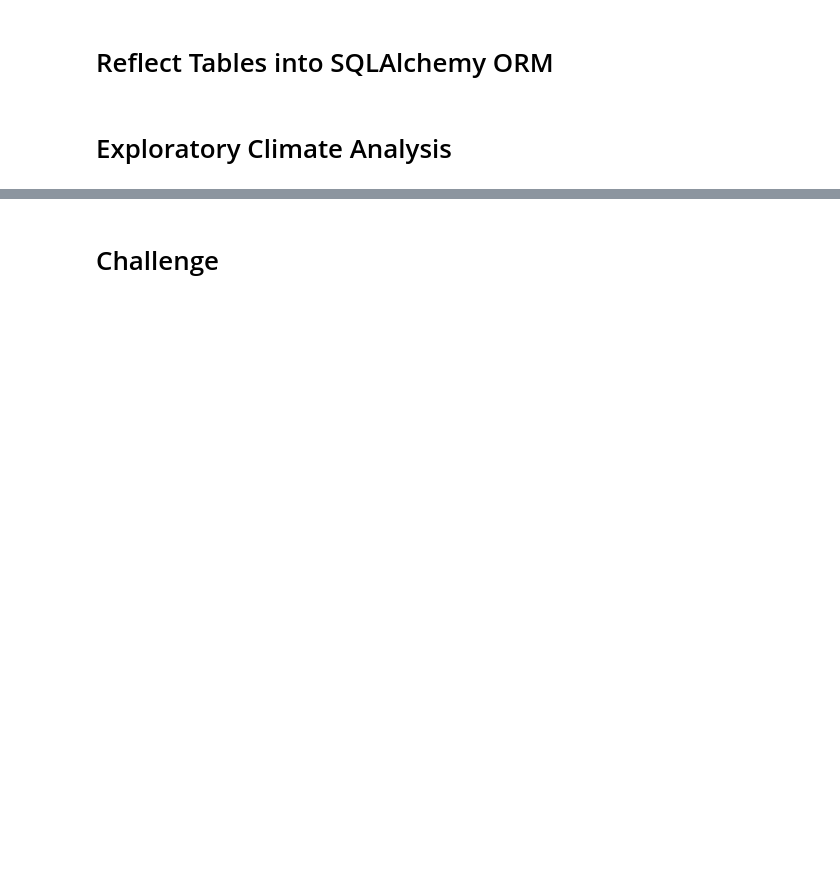
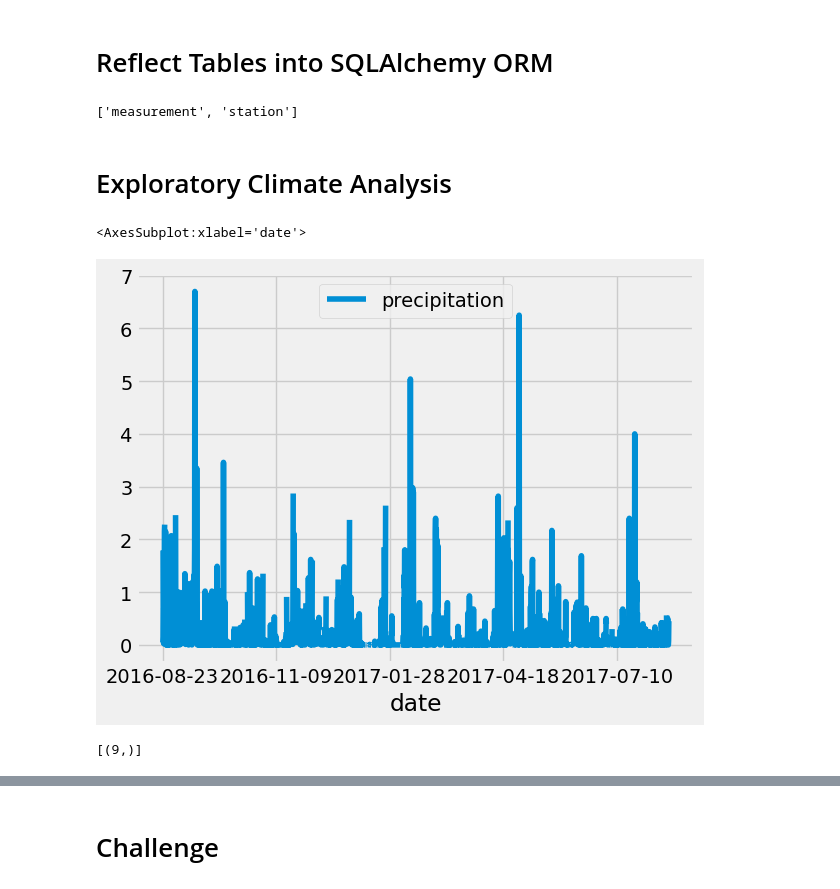
Before and after one commit to jennymvo/surfs_up, a Jupyter notebook: climate_analysis.ipynb, the cells around one changed output, grey strips where cells are left out. Drawn from its saved outputs; the diff is of its cells as text; code cells hidden in the pictures; blank space fills up the shorter version.

```diff
--- a/climate_analysis.ipynb
+++ b/climate_analysis.ipynb
@@ -31,21 +28,53 @@ base = automap_base()
 # %%
 # We can view all of the classes that automap found
+base.classes.keys()
+# %% [output]
+['measurement', 'station']
 # %%
 # Save references to each table
+measurement = base.classes.measurement
+station = base.classes.station
 # %%
 # Create our session (link) from Python to the DB
+session = Session(engine)
 # %% [markdown]
 # Exploratory Climate Analysis
 # %%
 # Design a query to retrieve the last 12 months of precipitation data and plot the results.
 #Starting from the last data point in the database.
 
+prev_year = dt.date(2017, 8, 23)
+
 # Calculate the date one year from the last date in data set.
+prev_year = dt.date(2017, 8, 23) - dt.timedelta(days = 365)
 
 # Perform a query to retrieve the data and precipitation scores
+results = []
+
+# Begin session to initiate query
+results = session.query(measurement.date, measurement.prcp)
+
+# Filter out all the data that is older than a year from the last record date.
+results = session.query(measurement.date, measurement.prcp).filter(measurement.date >= prev_year)
+
+# add a function that extracts all the results from the query and put them in a list
+results = session.query(measurement.date, measurement.prcp).filter(measurement.date >= prev_year).all()
 
 # Save the query results as a Pandas DataFrame and set the index to the date column
+df = pd.DataFrame(results, columns = ['date', 'precipitation'])
 
-# Sort the dataframe by date
+# Setting the index to the date column
+df.set_index(df['date'], inplace = True)
+
+# Convert the dataframe to string and print without the index column
+#print(df.to_string(index=False))
+
+# Sort the values by date
+df = df.sort_index()
+#print(df.to_string(index=False))
 
 # Use Pandas Plotting with Matplotlib to plot the data
+df.plot()
+# %% [output]
+<AxesSubplot:xlabel='date'>
+[figure, added]
@@ -58,0 +81,11 @@ base = automap_base()
+# %%
+# Get the summmary statistics of the precipitation dataset
+df.describe()
+
+# Initiate a query to get the number of stations in the dataset
+session.query()
+
+# Count the total number of stations
+session.query(func.count(station.station)).all()
+# %% [output]
+[(9,)]
```
Also changed, not shown: parts of 9 cells of this notebook.
